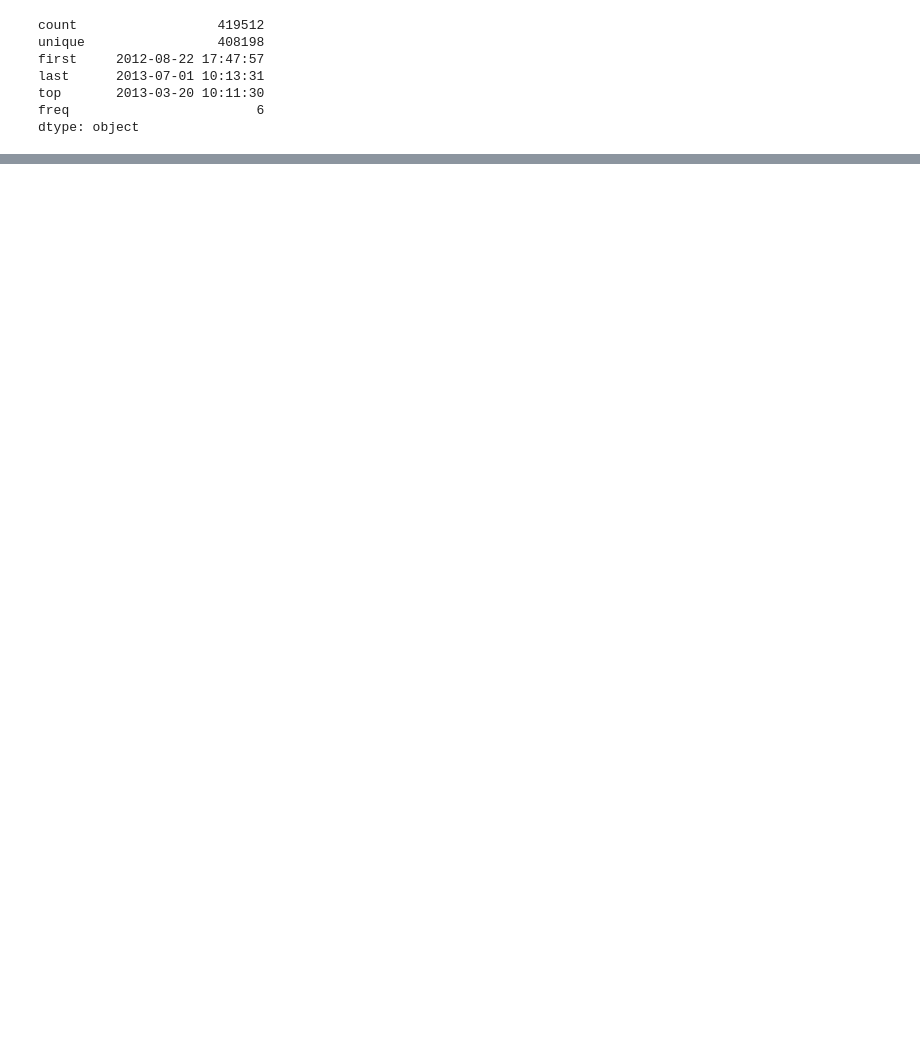
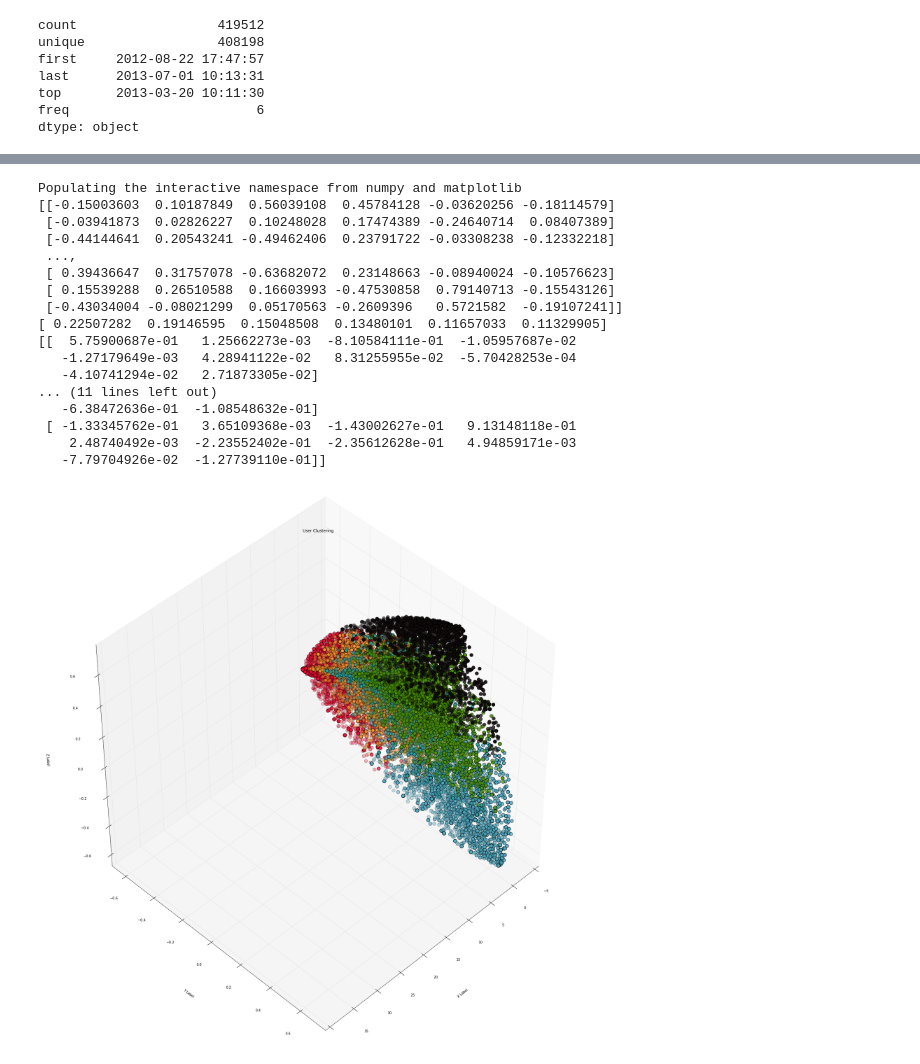
Before and after one commit to HongtaiLi/LBSMining, a Jupyter notebook: scripts/localRank/Rank.ipynb, the cells around one changed output, grey strips where cells are left out. Saved outputs shown, nothing was run; the diff lists cells and outputs as text; code cells hidden in the pictures; blank space fills up the shorter version.

```diff
--- a/scripts/localRank/Rank.ipynb
+++ b/scripts/localRank/Rank.ipynb
@@ -95,0 +416,4 @@ dtype: object
+# %%
+df_u_f.head()
+user_cat_mat =  df_u_f.drop(df_u_f.index[:1]).set_index('user_id')
+user_cat_mat.head()
@@ -95,0 +503,27 @@ dtype: object
+# %%
+%pylab inline
+
+#user_cat_scaled = preprocessing.scale(user_cat_mat.values)
+user_cat_mat_norm = preprocessing.normalize(user_cat_mat.values, norm='l2')
+
+
+k_means_labels = get_cluster(user_cat_mat_norm,6)
+# %% [output]
+Populating the interactive namespace from numpy and matplotlib
+[[-0.15003603  0.10187849  0.56039108  0.45784128 -0.03620256 -0.18114579]
+ [-0.03941873  0.02826227  0.10248028  0.17474389 -0.24640714  0.08407389]
+ [-0.44144641  0.20543241 -0.49462406  0.23791722 -0.03308238 -0.12332218]
+ ...,
+ [ 0.39436647  0.31757078 -0.63682072  0.23148663 -0.08940024 -0.10576623]
+ [ 0.15539288  0.26510588  0.16603993 -0.47530858  0.79140713 -0.15543126]
+ [-0.43034004 -0.08021299  0.05170563 -0.2609396   0.5721582  -0.19107241]]
+[ 0.22507282  0.19146595  0.15048508  0.13480101  0.11657033  0.11329905]
+[[  5.75900687e-01   1.25662273e-03  -8.10584111e-01  -1.05957687e-02
+   -1.27179649e-03   4.28941122e-02   8.31255955e-02  -5.70428253e-04
+   -4.10741294e-02   2.71873305e-02]
+... (11 lines left out)
+   -6.38472636e-01  -1.08548632e-01]
+ [ -1.33345762e-01   3.65109368e-03  -1.43002627e-01   9.13148118e-01
+    2.48740492e-03  -2.23552402e-01  -2.35612628e-01   4.94859171e-03
+   -7.79704926e-02  -1.27739110e-01]]
+[figure, added]
```
Also changed, not shown: parts of 34 cells of this notebook, 1 other file.
